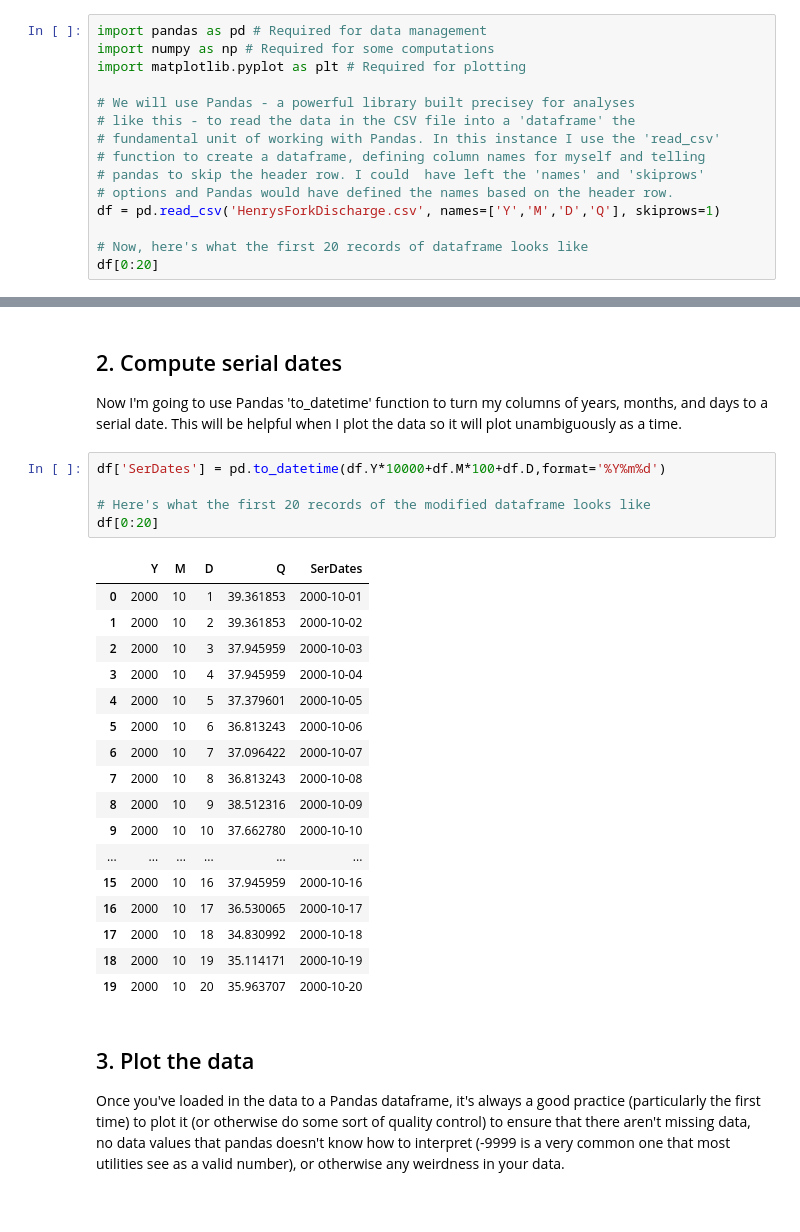
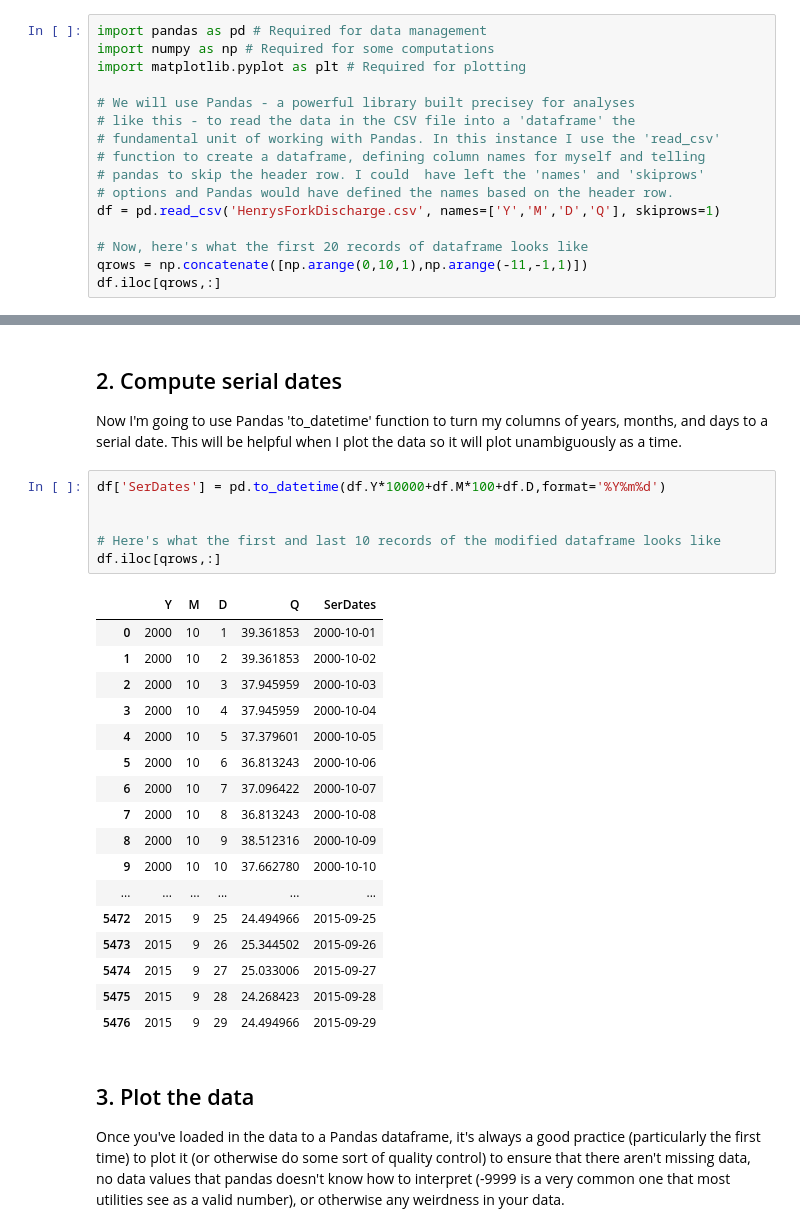
Before and after one commit to EgorFedorencko/GEOS_518, a Jupyter notebook: DataImportExample/LoadDataExample.ipynb, the cells around one changed output, grey strips where cells are left out. Cells and saved outputs as stored; diff of their text form.

```diff
--- a/DataImportExample/LoadDataExample.ipynb
+++ b/DataImportExample/LoadDataExample.ipynb
@@ -22,7 +22,8 @@ import matplotlib.pyplot as plt # Required for plotting
 df = pd.read_csv('HenrysForkDischarge.csv', names=['Y','M','D','Q'], skiprows=1)
 
 # Now, here's what the first 20 records of dataframe looks like
-df[0:20]
+qrows = np.concatenate([np.arange(0,10,1),np.arange(-11,-1,1)])
+df.iloc[qrows,:]
 # %% [output]
 |  | Y | M | D | Q |
 | 0 | 2000 | 10 | 1 | 39.361853 |
@@ -47,26 +48,27 @@ Now I'm going to use Pandas 'to_datetime' function to turn my columns of years,
 # %%
 df['SerDates'] = pd.to_datetime(df.Y*10000+df.M*100+df.D,format='%Y%m%d')
 
-# Here's what the first 20 records of the modified dataframe looks like
-df[0:20]
+
+# Here's what the first and last 10 records of the modified dataframe looks like
+df.iloc[qrows,:]
 # %% [output]
 |  | Y | M | D | Q | SerDates |
 | 0 | 2000 | 10 | 1 | 39.361853 | 2000-10-01 |
 | 1 | 2000 | 10 | 2 | 39.361853 | 2000-10-02 |
 | 2 | 2000 | 10 | 3 | 37.945959 | 2000-10-03 |
 | 3 | 2000 | 10 | 4 | 37.945959 | 2000-10-04 |
 | 4 | 2000 | 10 | 5 | 37.379601 | 2000-10-05 |
 | 5 | 2000 | 10 | 6 | 36.813243 | 2000-10-06 |
 | 6 | 2000 | 10 | 7 | 37.096422 | 2000-10-07 |
 | 7 | 2000 | 10 | 8 | 36.813243 | 2000-10-08 |
 | 8 | 2000 | 10 | 9 | 38.512316 | 2000-10-09 |
 | 9 | 2000 | 10 | 10 | 37.662780 | 2000-10-10 |
 | ... | ... | ... | ... | ... | ... |
-| 15 | 2000 | 10 | 16 | 37.945959 | 2000-10-16 |
-| 16 | 2000 | 10 | 17 | 36.530065 | 2000-10-17 |
-| 17 | 2000 | 10 | 18 | 34.830992 | 2000-10-18 |
-| 18 | 2000 | 10 | 19 | 35.114171 | 2000-10-19 |
-| 19 | 2000 | 10 | 20 | 35.963707 | 2000-10-20 |
+| 5472 | 2015 | 9 | 25 | 24.494966 | 2015-09-25 |
+| 5473 | 2015 | 9 | 26 | 25.344502 | 2015-09-26 |
+| 5474 | 2015 | 9 | 27 | 25.033006 | 2015-09-27 |
+| 5475 | 2015 | 9 | 28 | 24.268423 | 2015-09-28 |
+| 5476 | 2015 | 9 | 29 | 24.494966 | 2015-09-29 |
 # %% [markdown]
 ## 3. Plot the data
 
```
Also changed, not shown: parts of 3 cells of this notebook, 1 other file.
